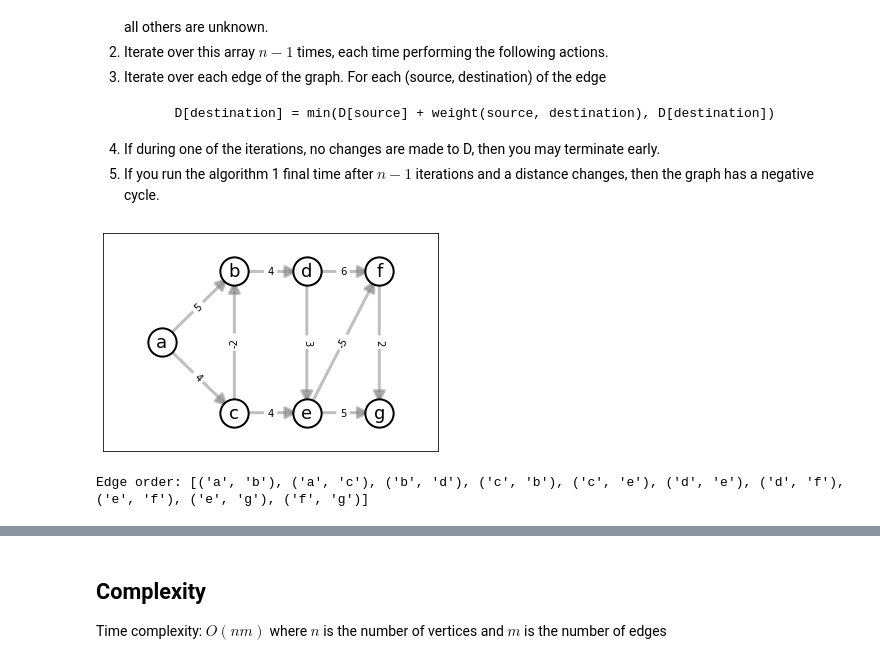
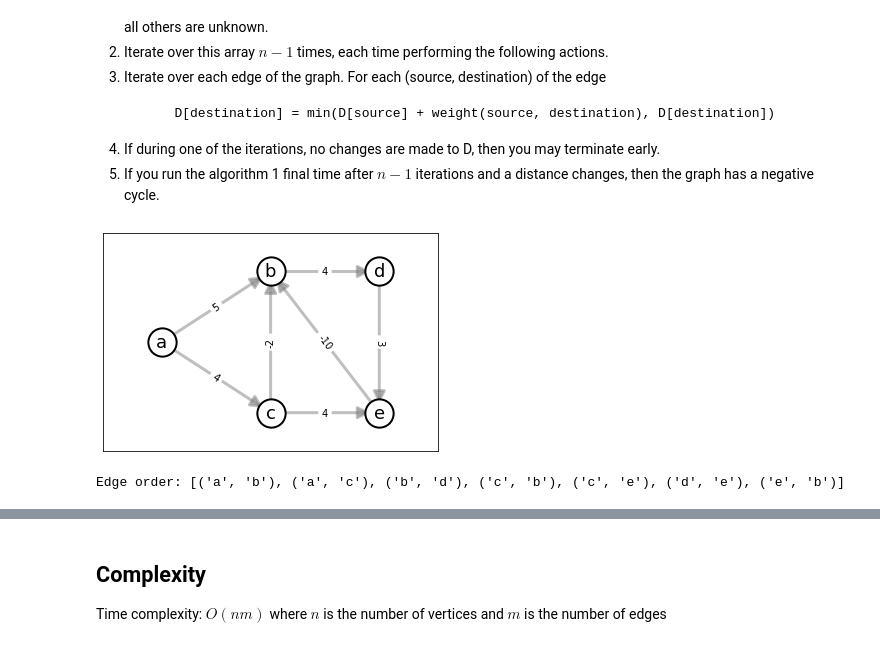
Before and after one commit to ezgimore/algo_notes, a Jupyter notebook: bellman_ford.ipynb, the cells around one changed output, grey strips where cells are left out. Cells and saved outputs as stored; diff of their text form; code cells hidden in the pictures.

```diff
--- a/bellman_ford.ipynb
+++ b/bellman_ford.ipynb
@@ -43,35 +43,34 @@ def print_paths(G, pos, options, path1):
 # %%
 ######################### DEFINE POINTS  #########################
 # points have to be defined by (x, y) coordinates because of the way Networkx library displays graphs
-points = [(0, 2), (2, 4), (2, 0), (4, 4), (4, 0), (6, 4), (6, 0)] # nodes are labeled with alphabet based on order here
+points = [(0, 2), (2, 4), (2, 0), (4, 4), (4, 0)] # nodes are labeled with alphabet based on order here
 
 # key = alphabet char of point, values = list of tuples (connected node char, weight)
 adj_list = {'a': [('b', 5), ('c', 4)],
             'b': [('d', 4)],
             'c': [('b', -2), ('e', 4)],
-            'd': [('e', 3), ('f', 6)],
-            'e': [('f', -5), ('g', 5)],
-            'f': [('g', 2)] }
+            'd': [('e', 3)],
+            'e': [('b', -10)]}
 ##########################################################################
 
 alpha = "-abcdefghijklmnopqrstuvwxyz"
 edge_list = [(c1, val[0]) for c1, vals in adj_list.items() for val in vals]
 pos = {i+1: point for i, point in enumerate(points)}
 options = {
     "node_size": 800,
     "edgecolors": "black",
     "linewidths": 2,
     "alpha": 1
     }
 G = nx.DiGraph()
 G.add_nodes_from(pos.keys())
 G.add_edges_from([(alpha.index(c1), alpha.index(val[0]), {'weight': val[1]}) for c1, vals in adj_list.items() for val in vals ])
 
 print_paths(G, pos, options, [])
 print(f"Edge order: {edge_list}", end='')
 # %% [output]
-[figure, old version]
+[figure, new version]
-Edge order: [('a', 'b'), ('a', 'c'), ('b', 'd'), ('c', 'b'), ('c', 'e'), ('d', 'e'), ('d', 'f'), ('e', 'f'), ('e', 'g'), ('f', 'g')]
+Edge order: [('a', 'b'), ('a', 'c'), ('b', 'd'), ('c', 'b'), ('c', 'e'), ('d', 'e'), ('e', 'b')]
 # %%
 df = pd.DataFrame(index=[0],columns=[alpha[i] for i in range(1, len(points)+1)], data=math.inf)
 df.iloc[0,0] = 0
```
Also changed, not shown: parts of 1 cell of this notebook, 3 other files.
